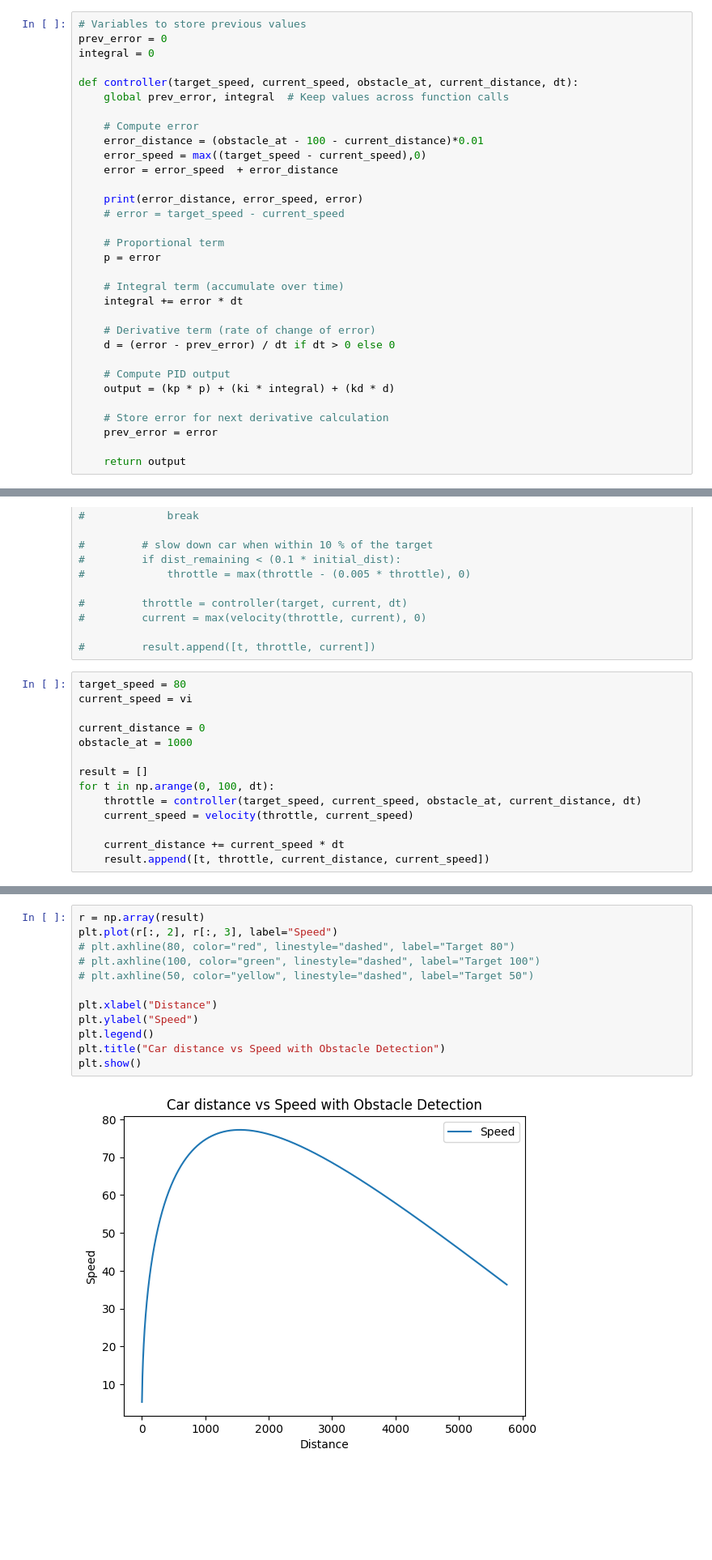
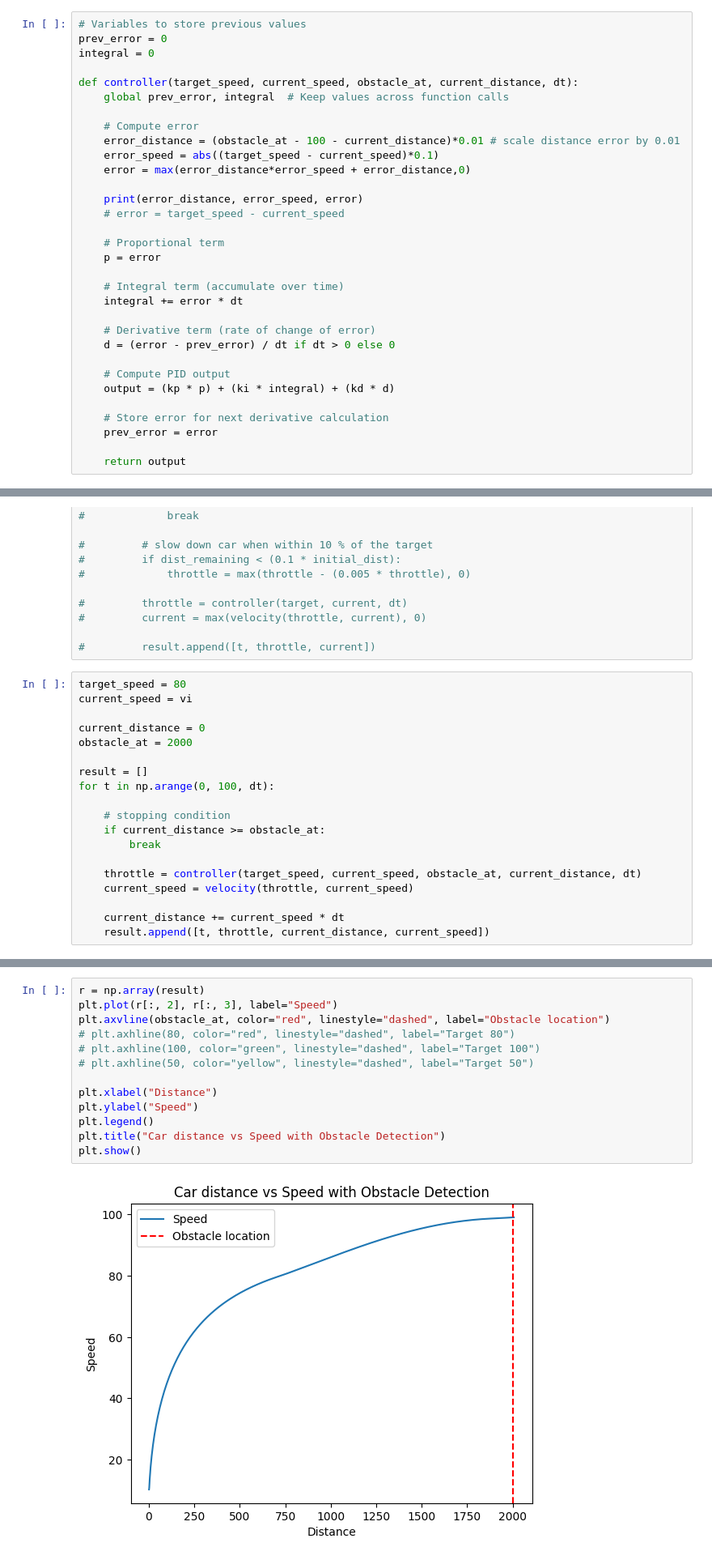
Before and after one commit to Ave04/Control-test, a Jupyter notebook: controltest-speed-obstacle.ipynb, the cells around one changed output, grey strips where cells are left out. Shown at 81% size. Saved outputs shown, nothing was run; the diff lists cells and outputs as text; blank space fills up the shorter version.

Commit message:
set stopping condition + error terms

```diff
--- a/controltest-speed-obstacle.ipynb
+++ b/controltest-speed-obstacle.ipynb
@@ -27,9 +27,9 @@ def controller(target_speed, current_speed, obstacle_at, current_distance, dt):
     global prev_error, integral  # Keep values across function calls
 
     # Compute error
-    error_distance = (obstacle_at - 100 - current_distance)*0.01
-    error_speed = max((target_speed - current_speed),0)
-    error = error_speed  + error_distance
+    error_distance = (obstacle_at - 100 - current_distance)*0.01 # scale distance error by 0.01
+    error_speed = abs((target_speed - current_speed)*0.1)
+    error = max(error_distance*error_speed + error_distance,0)
 
     print(error_distance, error_speed, error)
     # error = target_speed - current_speed
@@ -85,10 +85,15 @@ target_speed = 80
 current_speed = vi
 
 current_distance = 0
-obstacle_at = 1000
+obstacle_at = 2000
 
 result = []
 for t in np.arange(0, 100, dt):
+
+    # stopping condition
+    if current_distance >= obstacle_at:
+        break
+
     throttle = controller(target_speed, current_speed, obstacle_at, current_distance, dt)
     current_speed = velocity(throttle, current_speed)
 
@@ -129,17 +134,18 @@ plt.show()
 # %%
 r = np.array(result)
 plt.plot(r[:, 2], r[:, 3], label="Speed")
+plt.axvline(obstacle_at, color="red", linestyle="dashed", label="Obstacle location")
 # plt.axhline(80, color="red", linestyle="dashed", label="Target 80")
 # plt.axhline(100, color="green", linestyle="dashed", label="Target 100")
 # plt.axhline(50, color="yellow", linestyle="dashed", label="Target 50")
 
 plt.xlabel("Distance")
 plt.ylabel("Speed")
 plt.legend()
 plt.title("Car distance vs Speed with Obstacle Detection")
 plt.show()
 # %% [output]
-[figure, old version]
+[figure, new version]
 # %%
 np.set_printoptions(suppress=True, precision=1, threshold=1000)
 r
```
Also changed, not shown: parts of 3 cells of this notebook.
